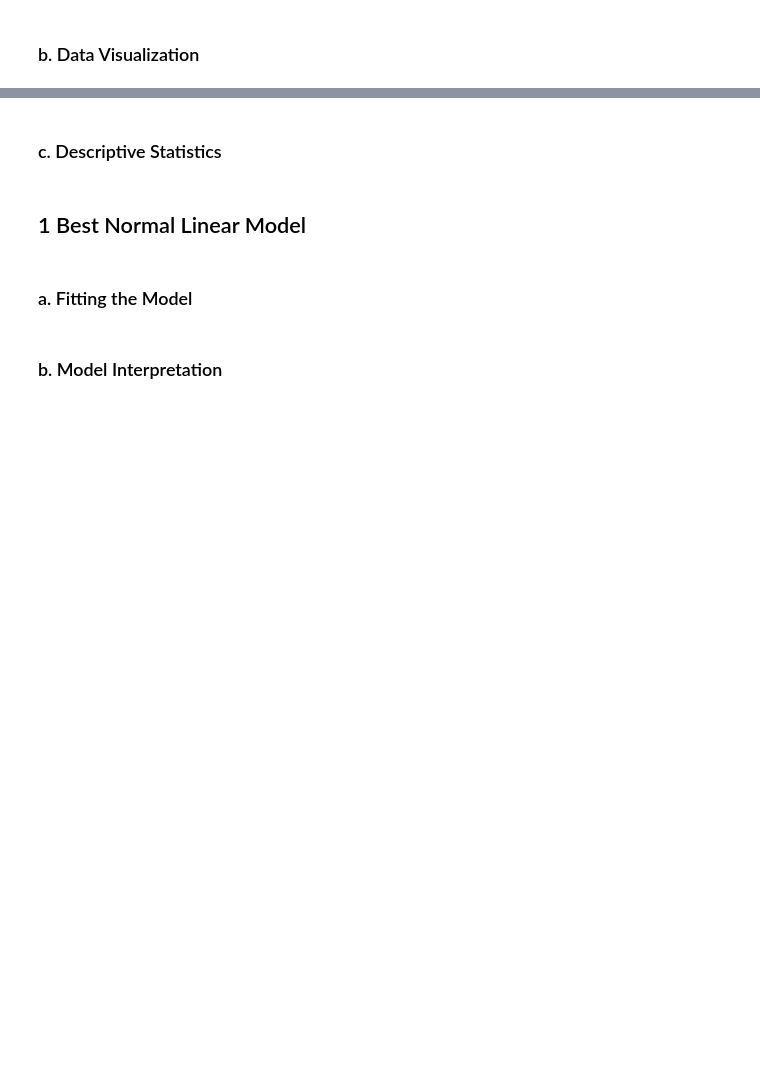
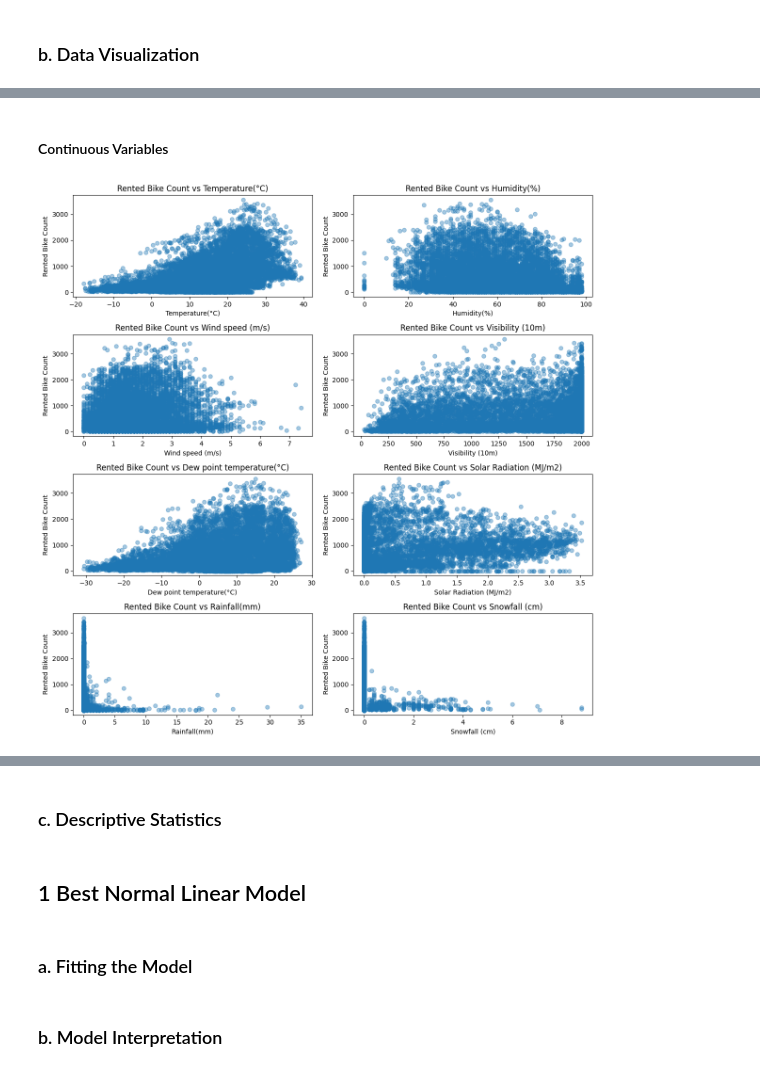
Before and after one commit to RajGosain13/ASDA-2-Final, a Jupyter notebook: Final Report.ipynb, the cells around one changed output, grey strips where cells are left out. Cells and saved outputs as stored; diff of their text form; code cells hidden in the pictures; blank space fills up the shorter version.

```diff
--- a/Final Report.ipynb
+++ b/Final Report.ipynb
@@ -10,0 +85,20 @@ Raj Gosain: rgosain3@jhu.edu
+# %% [markdown]
+#### Continuous Variables
+# %%
+fig, axs = plt.subplots(4, 2, figsize=(12, 12))
+axs = axs.flatten()   # flatten to make indexing easier
+
+i = 0
+for col in continuous_cols:
+    if col != Y:
+        ax = axs[i]
+        ax.scatter(df[col], df[Y], alpha=0.4)
+        ax.set_xlabel(col)
+        ax.set_ylabel(Y)
+        ax.set_title(f'{Y} vs {col}')
+        i += 1
+
+plt.tight_layout()
+plt.show()
+# %% [output]
+[figure, added]
```
Also changed, not shown: parts of 7 cells of this notebook.
